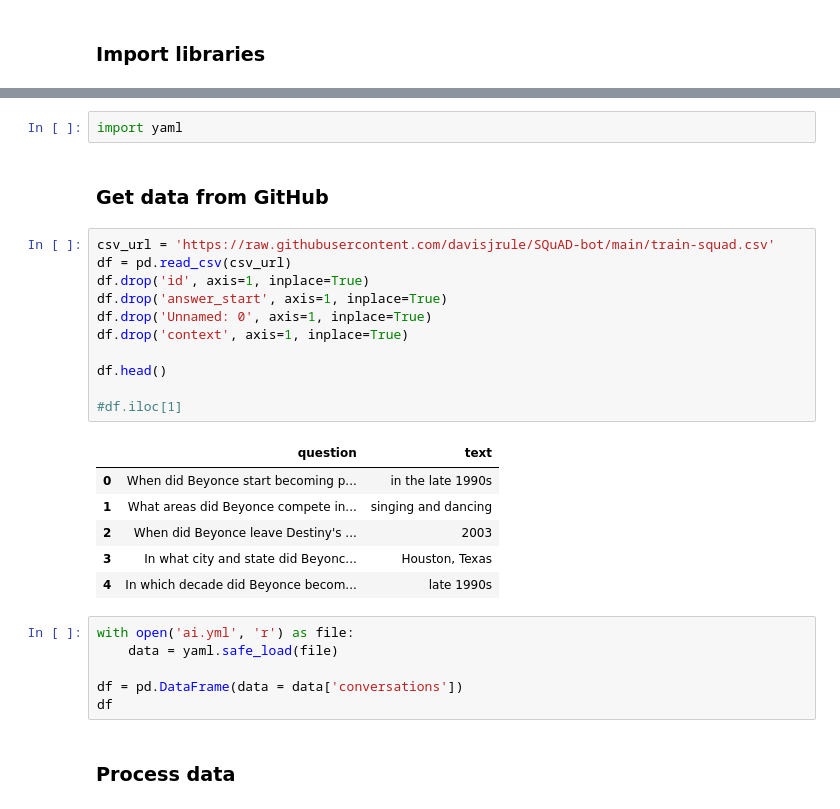
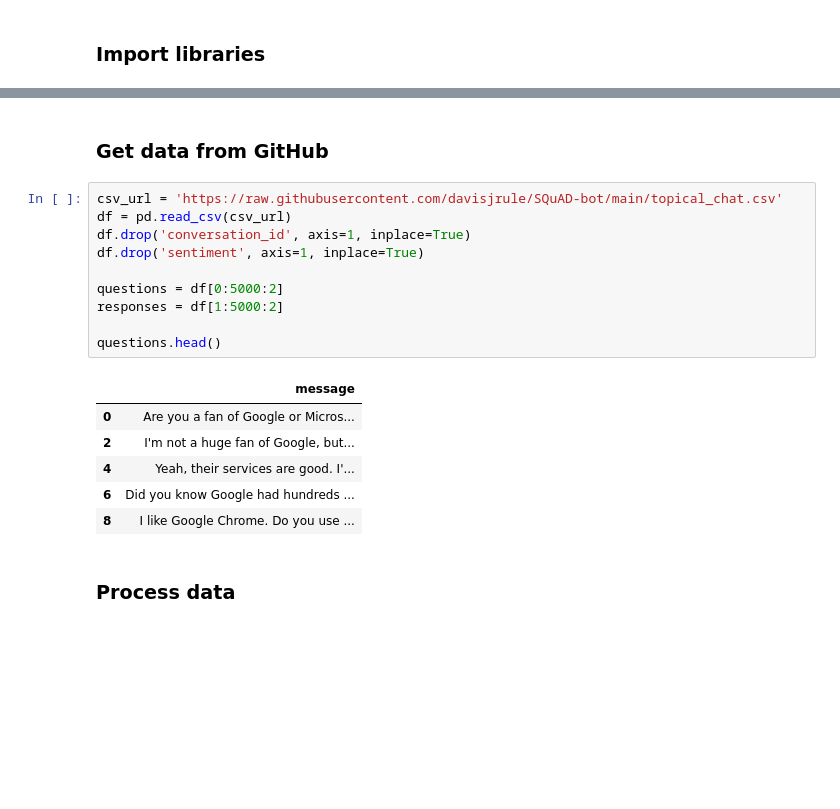
Before and after one commit to davisjrule/SQuAD-bot, a Jupyter notebook: terminator_bot.ipynb, the cells around one changed output, grey strips where cells are left out. Cells and saved outputs as stored; diff of their text form; blank space fills up the shorter version.

```diff
--- a/terminator_bot.ipynb
+++ b/terminator_bot.ipynb
@@ -17,31 +17,22 @@ Mounted at /content/gdrive
-# %%
-import yaml
 # %% [markdown]
 ### Get data from GitHub
 # %%
-csv_url = 'https://raw.githubusercontent.com/davisjrule/SQuAD-bot/main/train-squad.csv'
+csv_url = 'https://raw.githubusercontent.com/davisjrule/SQuAD-bot/main/topical_chat.csv'
 df = pd.read_csv(csv_url)
-df.drop('id', axis=1, inplace=True)
-df.drop('answer_start', axis=1, inplace=True)
-df.drop('Unnamed: 0', axis=1, inplace=True)
-df.drop('context', axis=1, inplace=True)
+df.drop('conversation_id', axis=1, inplace=True)
+df.drop('sentiment', axis=1, inplace=True)
 
-df.head()
+questions = df[0:5000:2]
+responses = df[1:5000:2]
 
-#df.iloc[1]
+questions.head()
 # %% [output]
-|  | question | text |
-| 0 | When did Beyonce start becoming p... | in the late 1990s |
-| 1 | What areas did Beyonce compete in... | singing and dancing |
-| 2 | When did Beyonce leave Destiny's ... | 2003 |
-| 3 | In what city and state did Beyonc... | Houston, Texas |
-| 4 | In which decade did Beyonce becom... | late 1990s |
+|  | message |
+| 0 | Are you a fan of Google or Micros... |
+| 2 | I'm not a huge fan of Google, but... |
+| 4 | Yeah, their services are good. I'... |
+| 6 | Did you know Google had hundreds ... |
+| 8 | I like Google Chrome. Do you use ... |
-# %%
-with open('ai.yml', 'r') as file:
-    data = yaml.safe_load(file)
-
-df = pd.DataFrame(data = data['conversations'])
-df
 # %% [markdown]
 ### Process data
 # %%
```
Also changed, not shown: parts of 7 cells of this notebook, 18 other files.
